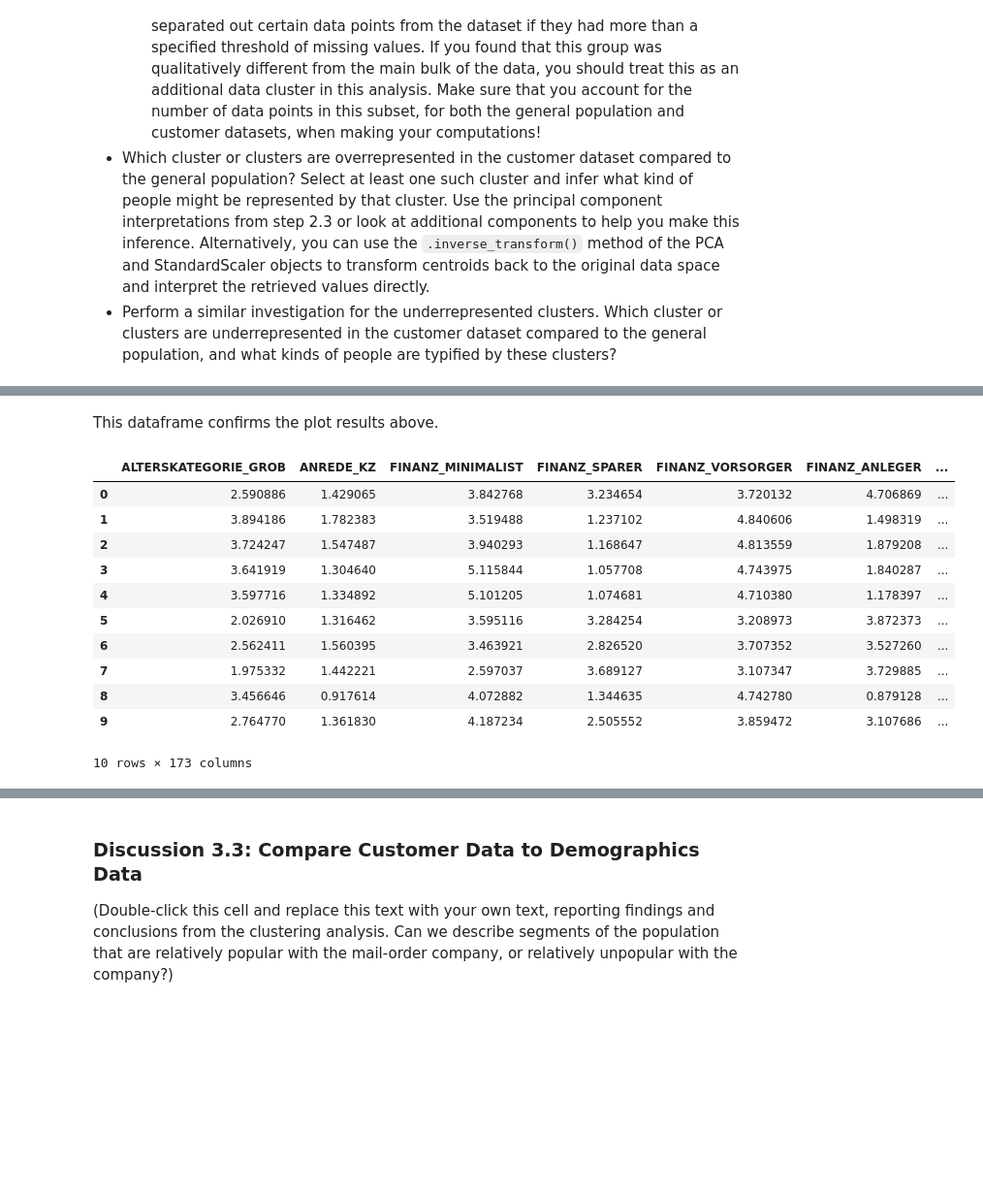
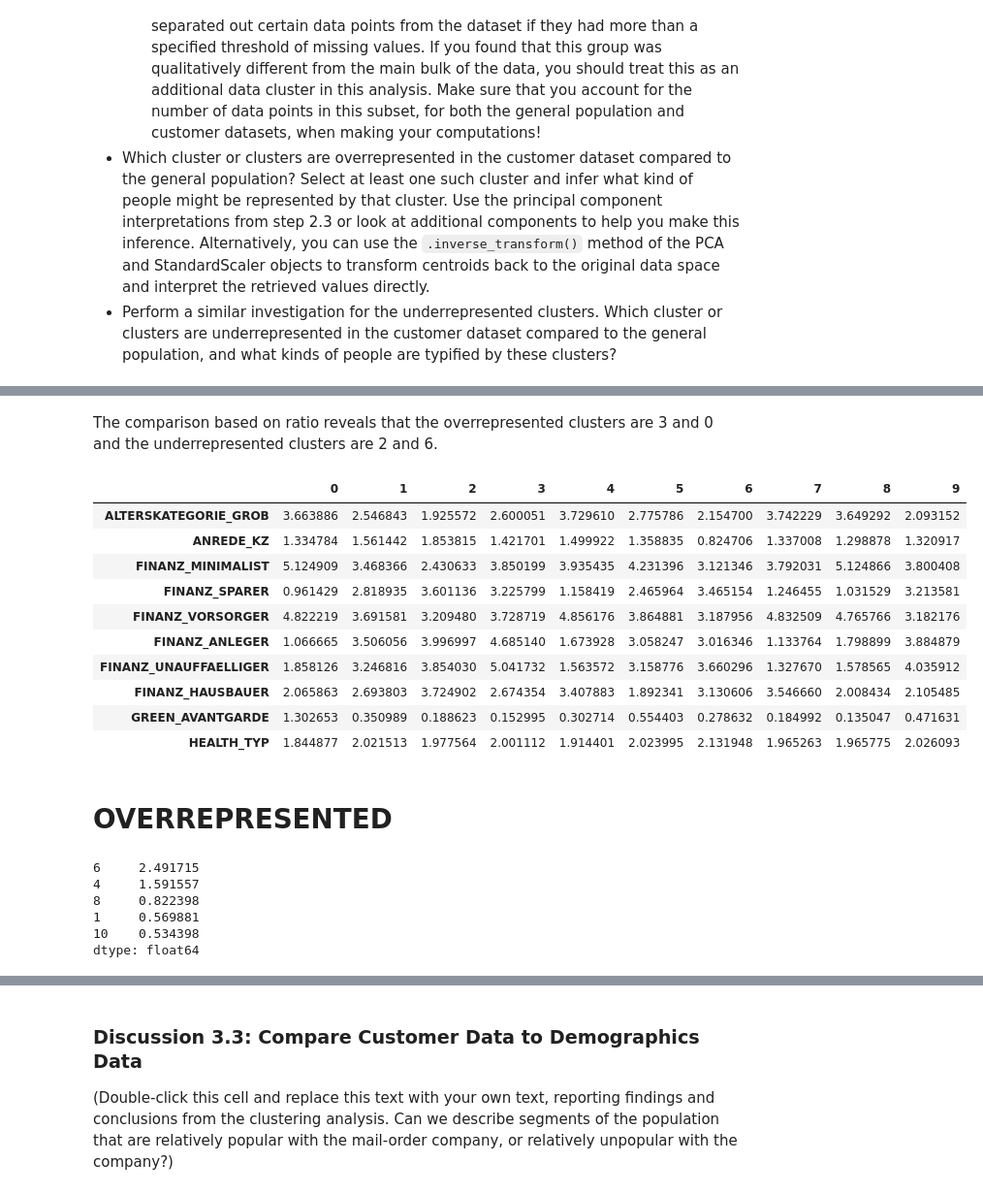
Before and after one commit to amosvoron/udacity, a Jupyter notebook: Identify_Customer_Segments.ipynb, the cells around one changed output, grey strips where cells are left out. Shown at 97% size. Cells and saved outputs as stored; diff of their text form; code cells hidden in the pictures; blank space fills up the shorter version.

```diff
--- a/Identify_Customer_Segments.ipynb
+++ b/Identify_Customer_Segments.ipynb
@@ -2269,2 +2268,2 @@ calc_cluster_comparison(labels, customers_labels).sort_values(by='diff_ratio', a
-# %% [markdown]
-This dataframe confirms the plot results above.
+# %% [markdown]
+The comparison based on ratio reveals that the overrepresented clusters are 3 and 0 and the underrepresented clusters are 2 and 6.
@@ -2271,22 +2280,32 @@ This dataframe confirms the plot results above.
+# %%
+# Transform centroids back to the original data space
+# (We'll use this function to get to the original values to better interpret the results.)
+
+def inverse_clusters_to_dataspace(datasource, kmeans, scaler, pca):
+
+    inversed = pd.DataFrame(scaler.inverse_transform(pca.inverse_transform(kmeans.cluster_centers_)),
+                            columns=azdias.columns).transpose()
+
+    return inversed
+# %%
+# Get inversed dataframe
+
+inversed = inverse_clusters_to_dataspace(azdias, kmeans, scaler, pca)
+inversed.head(10)
+# %% [output]
+|  | 0 | 1 | 2 | 3 | 4 | 5 | 6 | 7 | 8 | 9 |
+| ALTERSKATEGORIE_GROB | 3.663886 | 2.546843 | 1.925572 | 2.600051 | 3.729610 | 2.775786 | 2.154700 | 3.742229 | 3.649292 | 2.093152 |
+| ANREDE_KZ | 1.334784 | 1.561442 | 1.853815 | 1.421701 | 1.499922 | 1.358835 | 0.824706 | 1.337008 | 1.298878 | 1.320917 |
+| FINANZ_MINIMALIST | 5.124909 | 3.468366 | 2.430633 | 3.850199 | 3.935435 | 4.231396 | 3.121346 | 3.792031 | 5.124866 | 3.800408 |
+| FINANZ_SPARER | 0.961429 | 2.818935 | 3.601136 | 3.225799 | 1.158419 | 2.465964 | 3.465154 | 1.246455 | 1.031529 | 3.213581 |
+| FINANZ_VORSORGER | 4.822219 | 3.691581 | 3.209480 | 3.728719 | 4.856176 | 3.864881 | 3.187956 | 4.832509 | 4.765766 | 3.182176 |
+| FINANZ_ANLEGER | 1.066665 | 3.506056 | 3.996997 | 4.685140 | 1.673928 | 3.058247 | 3.016346 | 1.133764 | 1.798899 | 3.884879 |
+| FINANZ_UNAUFFAELLIGER | 1.858126 | 3.246816 | 3.854030 | 5.041732 | 1.563572 | 3.158776 | 3.660296 | 1.327670 | 1.578565 | 4.035912 |
+| FINANZ_HAUSBAUER | 2.065863 | 2.693803 | 3.724902 | 2.674354 | 3.407883 | 1.892341 | 3.130606 | 3.546660 | 2.008434 | 2.105485 |
+| GREEN_AVANTGARDE | 1.302653 | 0.350989 | 0.188623 | 0.152995 | 0.302714 | 0.554403 | 0.278632 | 0.184992 | 0.135047 | 0.471631 |
+| HEALTH_TYP | 1.844877 | 2.021513 | 1.977564 | 2.001112 | 1.914401 | 2.023995 | 2.131948 | 1.965263 | 1.965775 | 2.026093 |
+# %% [markdown]
+# OVERREPRESENTED
 # %%
 # What kinds of people are part of a cluster that is overrepresented in the
 # customer data compared to the general population?
-# %%
-# Transform centroids back to the original data space
-
-clusters_data = pd.DataFrame(scaler.inverse_transform(pca.inverse_transform(kmeans.cluster_centers_)),
-                             columns=azdias.columns)
-clusters_data
-# %% [output]
-|  | ALTERSKATEGORIE_GROB | ANREDE_KZ | FINANZ_MINIMALIST | FINANZ_SPARER | FINANZ_VORSORGER | FINANZ_ANLEGER | ... |
-| 0 | 2.590886 | 1.429065 | 3.842768 | 3.234654 | 3.720132 | 4.706869 | ... |
-| 1 | 3.894186 | 1.782383 | 3.519488 | 1.237102 | 4.840606 | 1.498319 | ... |
-| 2 | 3.724247 | 1.547487 | 3.940293 | 1.168647 | 4.813559 | 1.879208 | ... |
-| 3 | 3.641919 | 1.304640 | 5.115844 | 1.057708 | 4.743975 | 1.840287 | ... |
-| 4 | 3.597716 | 1.334892 | 5.101205 | 1.074681 | 4.710380 | 1.178397 | ... |
-| 5 | 2.026910 | 1.316462 | 3.595116 | 3.284254 | 3.208973 | 3.872373 | ... |
-| 6 | 2.562411 | 1.560395 | 3.463921 | 2.826520 | 3.707352 | 3.527260 | ... |
-| 7 | 1.975332 | 1.442221 | 2.597037 | 3.689127 | 3.107347 | 3.729885 | ... |
-| 8 | 3.456646 | 0.917614 | 4.072882 | 1.344635 | 4.742780 | 0.879128 | ... |
-| 9 | 2.764770 | 1.361830 | 4.187234 | 2.505552 | 3.859472 | 3.107686 | ... |
-10 rows × 173 columns
@@ -2296,0 +2312,11 @@ clusters_data.to_csv('clusters_data.csv')
+# %%
+# First let's see which principal components play the most important role in the overrepresented cluster 3.
+
+show_principal_components_by_cluster(3)
+# %% [output]
+6     2.491715
+4     1.591557
+8     0.822398
+1     0.569881
+10    0.534398
+dtype: float64
```
Also changed, not shown: parts of 33 cells of this notebook, 4 other files.
